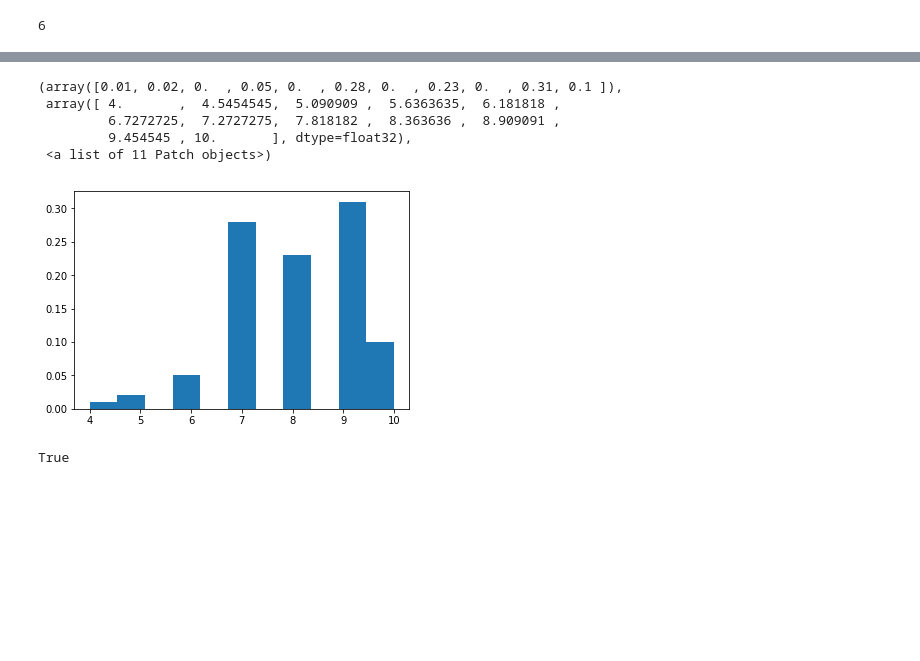
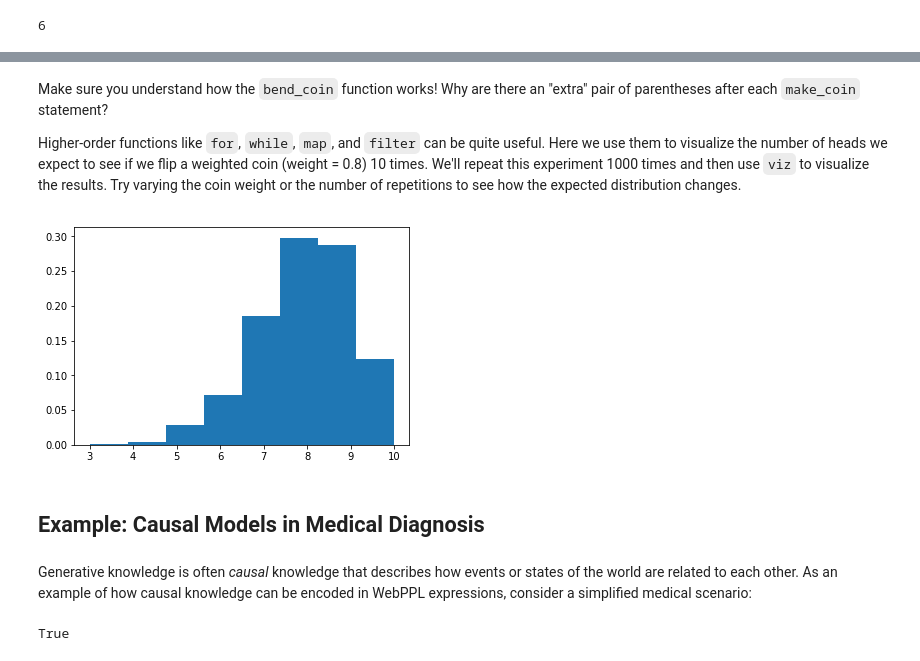
Before and after one commit to ebigelow/probmods-pyro, a Jupyter notebook: Chapter 2 - Generative Models.ipynb, the cells around one changed output, grey strips where cells are left out. Saved outputs shown, nothing was run; the diff lists cells and outputs as text; code cells hidden in the pictures; blank space fills up the shorter version.

Commit message:
Add text and TODO list for Ch 2.

```diff
--- a/Chapter 2 - Generative Models.ipynb
+++ b/Chapter 2 - Generative Models.ipynb
@@ -61,0 +190,14 @@ viz(repeat(fair_coin, 100))
+# %%
+def make_coin(weight):
+    return lambda: ('heads' if flip(weight) else 'tails')
+
+trick_coin = make_coin(0.95);
+fair_coin = make_coin(0.5);
+bent_coin = make_coin(0.25);
+
+plt.title('Fair Coin (50%)')
+viz(repeat(fair_coin, 20))
+plt.title('Trick Coin (95%)')
+viz(repeat(trick_coin, 20))
+plt.title('Bent Coin (25%)')
+viz(repeat(bent_coin, 20))
@@ -62,7 +210,11 @@ viz(repeat(fair_coin, 100))
 # %%
 def make_coin(weight):
-    return lambda: ('h' if flip(weight) else 't')
+    return lambda: ('heads' if flip(weight) else 'tails')
 
-fair_coin = make_coin(0.5);
-viz(repeat(fair_coin, 20))
+def bend_coin(coin):
+    return lambda: (make_coin(0.7)() if (coin() == 'heads') else make_coin(0.1)())
+
+fair_coin = make_coin(0.5)
+bent_coin = bend_coin(fair_coin)
+viz(repeat(bent_coin, 100))
 # %% [output]
@@ -90,10 +221,0 @@ viz(repeat(bent_coin, 20))
-# %%
-def make_coin(weight):
-    return lambda: ('h' if flip(weight) else 't')
-
-def bend(coin):
-    return lambda: (make_coin(0.7)() if (coin() == 'h') else make_coin(0.1)())
-
-fair_coin = make_coin(0.5)
-bent_coin = bend(fair_coin)
-viz(repeat(bent_coin, 100))
@@ -105,16 +222,27 @@ viz(repeat(bent_coin, 100))
+# %% [markdown]
+Make sure you understand how the `bend_coin` function works! Why are there an "extra" pair of parentheses after each `make_coin` statement?
+
+Higher-order functions like `for`, `while`, `map`, and `filter` can be quite useful.
+Here we use them to visualize the number of heads we expect to see if we flip a weighted coin (weight = 0.8) 10 times.
+We'll repeat this experiment 1000 times and then use `viz` to visualize the results.
+Try varying the coin weight or the number of repetitions to see how the expected distribution changes.
 # %%
 def make_coin(weight):
     return lambda: flip(weight)
+
 coin = make_coin(0.8)
+samples_per_exp = 10
+num_exps = 1000
 
-viz(repeat(lambda: sum(repeat(coin, 10)), 100), plot_args={'bins': 11})
+fn = repeat(lambda: sum(repeat(coin, samples_per_exp)), num_exps)
+viz(fn, plot_args={'bins': 8})
 # %% [output]
-(array([0.01, 0.02, 0.  , 0.05, 0.  , 0.28, 0.  , 0.23, 0.  , 0.31, 0.1 ]),
- array([ 4.       ,  4.5454545,  5.090909 ,  5.6363635,  6.181818 ,
-         6.7272725,  7.2727275,  7.818182 ,  8.363636 ,  8.909091 ,
-         9.454545 , 10.       ], dtype=float32),
- <a list of 11 Patch objects>)
-[figure, old version]
+[figure, new version]
+# %% [markdown]
+## Example: Causal Models in Medical Diagnosis
+# %% [markdown]
+Generative knowledge is often *causal* knowledge that describes how events or states of the world are related to each other.
+As an example of how causal knowledge can be encoded in WebPPL expressions, consider a simplified medical scenario:
 # %%
 lung_cancer = flip(0.01)
 cold = flip(0.2)
```
Also changed, not shown: parts of 96 cells of this notebook.
